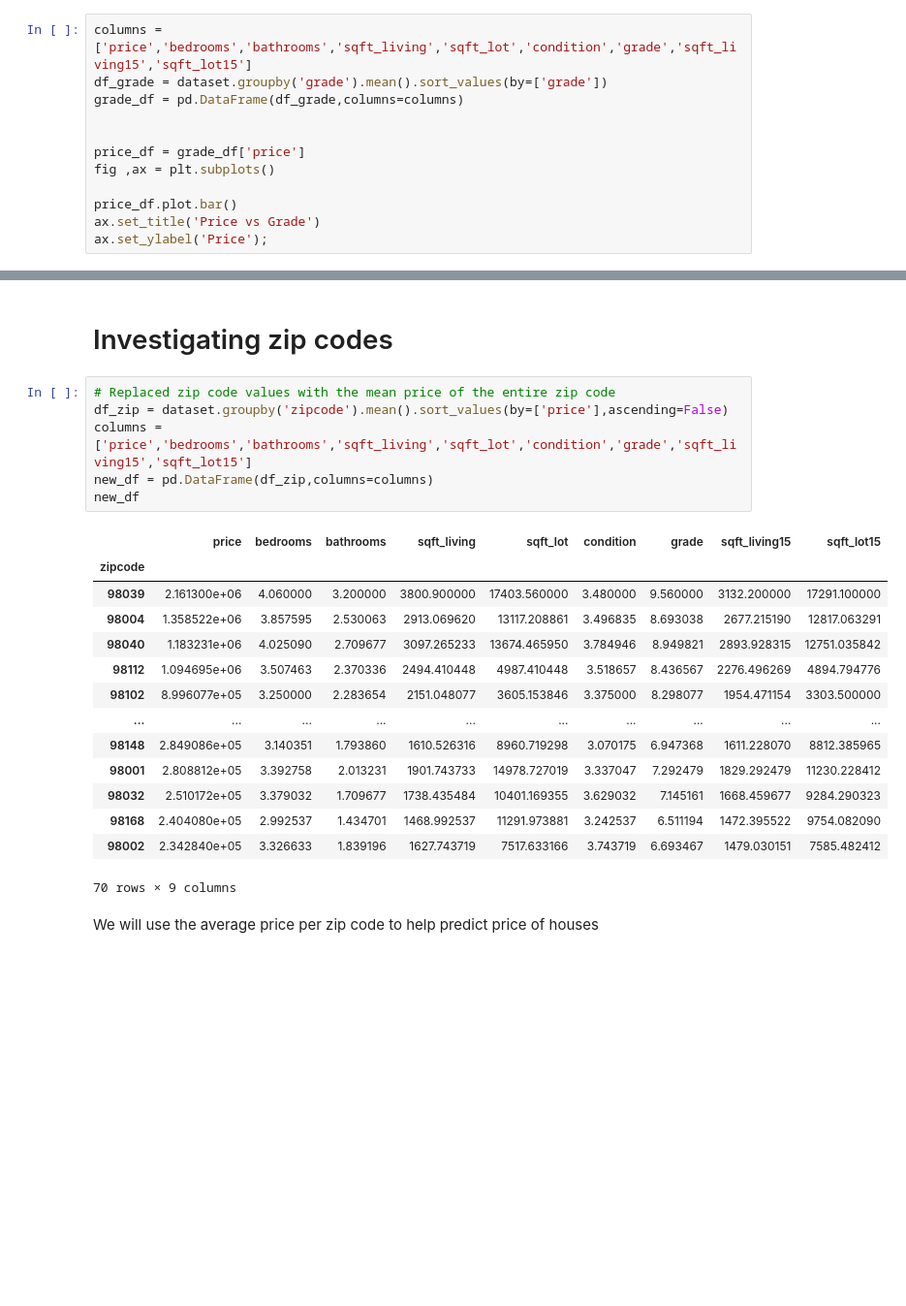
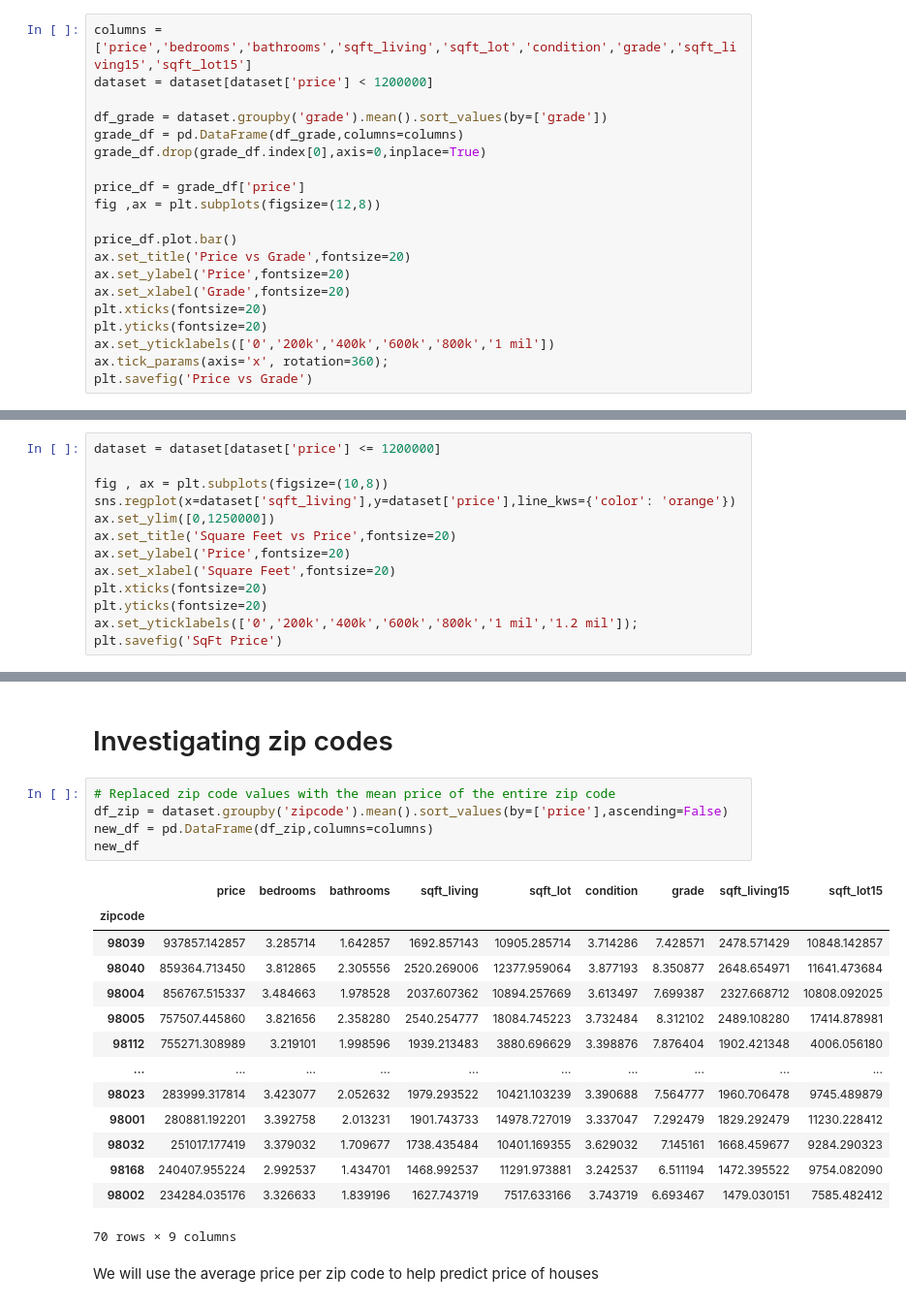
Before and after one commit to SethKauf/King_County_Avocoders_Group_3, a Jupyter notebook: Final Notebook.ipynb, the cells around one changed output, grey strips where cells are left out. Shown: that part at 97% size. Cells and saved outputs as stored; diff of their text form; blank space fills up the shorter version.

```diff
--- a/Final Notebook.ipynb
+++ b/Final Notebook.ipynb
@@ -131,14 +130,22 @@ We'll revisit this parameter while creating the final model.
 # Exploration of grade
 # %%
 columns = ['price','bedrooms','bathrooms','sqft_living','sqft_lot','condition','grade','sqft_living15','sqft_lot15']
+dataset = dataset[dataset['price'] < 1200000]
+
 df_grade = dataset.groupby('grade').mean().sort_values(by=['grade'])
 grade_df = pd.DataFrame(df_grade,columns=columns)
-
+grade_df.drop(grade_df.index[0],axis=0,inplace=True)
 
 price_df = grade_df['price']
-fig ,ax = plt.subplots()
+fig ,ax = plt.subplots(figsize=(12,8))
 
 price_df.plot.bar()
-ax.set_title('Price vs Grade')
-ax.set_ylabel('Price');
+ax.set_title('Price vs Grade',fontsize=20)
+ax.set_ylabel('Price',fontsize=20)
+ax.set_xlabel('Grade',fontsize=20)
+plt.xticks(fontsize=20)
+plt.yticks(fontsize=20)
+ax.set_yticklabels(['0','200k','400k','600k','800k','1 mil'])
+ax.tick_params(axis='x', rotation=360);
+plt.savefig('Price vs Grade')
 # %% [output]
@@ -146,2 +153,15 @@ ax.set_ylabel('Price');
 # %% [markdown]
 The trend appears to be the higher the grade of the house, the higher the price is. This will be a good variable to help predict the price of houses.
+# %%
+dataset = dataset[dataset['price'] <= 1200000]
+
+fig , ax = plt.subplots(figsize=(10,8))
+sns.regplot(x=dataset['sqft_living'],y=dataset['price'],line_kws={'color': 'orange'})
+ax.set_ylim([0,1250000])
+ax.set_title('Square Feet vs Price',fontsize=20)
+ax.set_ylabel('Price',fontsize=20)
+ax.set_xlabel('Square Feet',fontsize=20)
+plt.xticks(fontsize=20)
+plt.yticks(fontsize=20)
+ax.set_yticklabels(['0','200k','400k','600k','800k','1 mil','1.2 mil']);
+plt.savefig('SqFt Price')
@@ -219,23 +248,22 @@ merged.drop('grade',axis=1,inplace=True)
 # %%
 # Replaced zip code values with the mean price of the entire zip code
 df_zip = dataset.groupby('zipcode').mean().sort_values(by=['price'],ascending=False)
-columns = ['price','bedrooms','bathrooms','sqft_living','sqft_lot','condition','grade','sqft_living15','sqft_lot15']
 new_df = pd.DataFrame(df_zip,columns=columns)
 new_df
 # %% [output]
 |  | price | bedrooms | bathrooms | sqft_living | sqft_lot | condition | grade | sqft_living15 | sqft_lot15 |
 | zipcode |  |  |  |  |  |  |  |  |  |
-| 98039 | 2.161300e+06 | 4.060000 | 3.200000 | 3800.900000 | 17403.560000 | 3.480000 | 9.560000 | 3132.200000 | 17291.100000 |
-| 98004 | 1.358522e+06 | 3.857595 | 2.530063 | 2913.069620 | 13117.208861 | 3.496835 | 8.693038 | 2677.215190 | 12817.063291 |
-| 98040 | 1.183231e+06 | 4.025090 | 2.709677 | 3097.265233 | 13674.465950 | 3.784946 | 8.949821 | 2893.928315 | 12751.035842 |
-| 98112 | 1.094695e+06 | 3.507463 | 2.370336 | 2494.410448 | 4987.410448 | 3.518657 | 8.436567 | 2276.496269 | 4894.794776 |
-| 98102 | 8.996077e+05 | 3.250000 | 2.283654 | 2151.048077 | 3605.153846 | 3.375000 | 8.298077 | 1954.471154 | 3303.500000 |
+| 98039 | 937857.142857 | 3.285714 | 1.642857 | 1692.857143 | 10905.285714 | 3.714286 | 7.428571 | 2478.571429 | 10848.142857 |
+| 98040 | 859364.713450 | 3.812865 | 2.305556 | 2520.269006 | 12377.959064 | 3.877193 | 8.350877 | 2648.654971 | 11641.473684 |
+| 98004 | 856767.515337 | 3.484663 | 1.978528 | 2037.607362 | 10894.257669 | 3.613497 | 7.699387 | 2327.668712 | 10808.092025 |
+| 98005 | 757507.445860 | 3.821656 | 2.358280 | 2540.254777 | 18084.745223 | 3.732484 | 8.312102 | 2489.108280 | 17414.878981 |
+| 98112 | 755271.308989 | 3.219101 | 1.998596 | 1939.213483 | 3880.696629 | 3.398876 | 7.876404 | 1902.421348 | 4006.056180 |
 | ... | ... | ... | ... | ... | ... | ... | ... | ... | ... |
-| 98148 | 2.849086e+05 | 3.140351 | 1.793860 | 1610.526316 | 8960.719298 | 3.070175 | 6.947368 | 1611.228070 | 8812.385965 |
-| 98001 | 2.808812e+05 | 3.392758 | 2.013231 | 1901.743733 | 14978.727019 | 3.337047 | 7.292479 | 1829.292479 | 11230.228412 |
-| 98032 | 2.510172e+05 | 3.379032 | 1.709677 | 1738.435484 | 10401.169355 | 3.629032 | 7.145161 | 1668.459677 | 9284.290323 |
-| 98168 | 2.404080e+05 | 2.992537 | 1.434701 | 1468.992537 | 11291.973881 | 3.242537 | 6.511194 | 1472.395522 | 9754.082090 |
-| 98002 | 2.342840e+05 | 3.326633 | 1.839196 | 1627.743719 | 7517.633166 | 3.743719 | 6.693467 | 1479.030151 | 7585.482412 |
+| 98023 | 283999.317814 | 3.423077 | 2.052632 | 1979.293522 | 10421.103239 | 3.390688 | 7.564777 | 1960.706478 | 9745.489879 |
+| 98001 | 280881.192201 | 3.392758 | 2.013231 | 1901.743733 | 14978.727019 | 3.337047 | 7.292479 | 1829.292479 | 11230.228412 |
+| 98032 | 251017.177419 | 3.379032 | 1.709677 | 1738.435484 | 10401.169355 | 3.629032 | 7.145161 | 1668.459677 | 9284.290323 |
+| 98168 | 240407.955224 | 2.992537 | 1.434701 | 1468.992537 | 11291.973881 | 3.242537 | 6.511194 | 1472.395522 | 9754.082090 |
+| 98002 | 234284.035176 | 3.326633 | 1.839196 | 1627.743719 | 7517.633166 | 3.743719 | 6.693467 | 1479.030151 | 7585.482412 |
 70 rows × 9 columns
 # %% [markdown]
 We will use the average price per zip code to help predict price of houses
```
Also changed, not shown: parts of 25 cells of this notebook, 2 other files.
